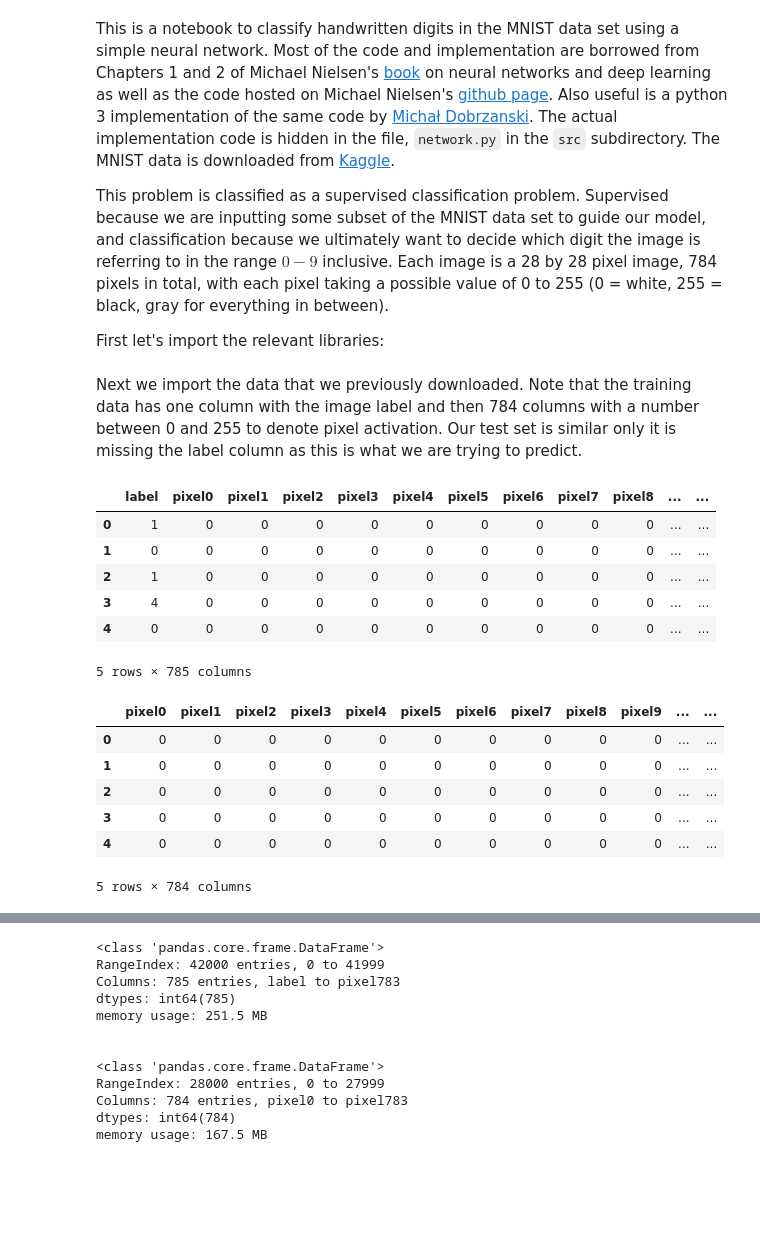
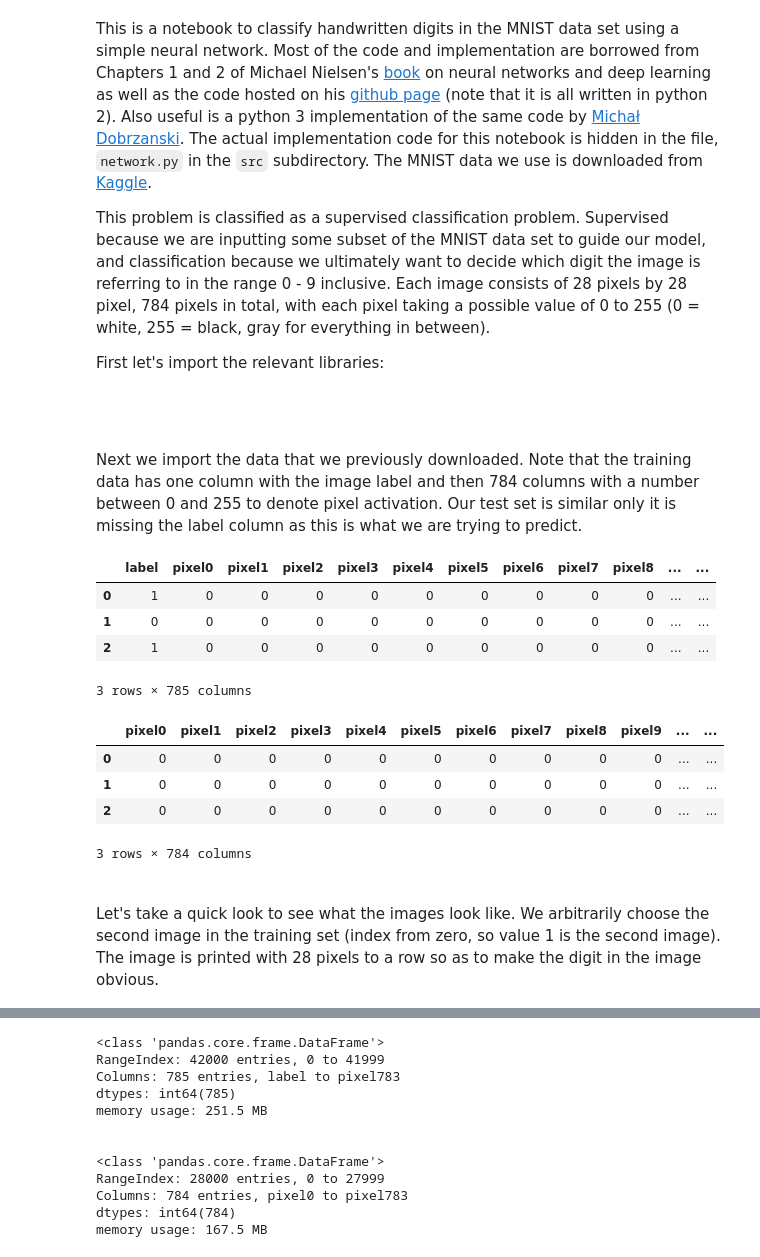
Before and after one commit to nuclth/Kaggle_Digit_Recognizer, a Jupyter notebook: Neural_Network_Beginner.ipynb, the cells around one changed output, grey strips where cells are left out. Drawn from its saved outputs; the diff is of its cells as text; code cells hidden in the pictures; blank space fills up the shorter version.

```diff
--- a/Neural Network Beginner.ipynb
+++ b/Neural_Network_Beginner.ipynb
@@ -3,9 +7,11 @@
 # %% [markdown]
-This is a notebook to classify handwritten digits in the MNIST data set using a simple neural network. Most of the code and implementation are borrowed from Chapters 1 and 2 of Michael Nielsen's [book](http://neuralnetworksanddeeplearning.com/) on neural networks and deep learning as well as the code hosted on Michael Nielsen's [github page](https://github.com/mnielsen/neural-networks-and-deep-learning). Also useful is a python 3 implementation of the same code by [Michał Dobrzanski](https://github.com/MichalDanielDobrzanski/DeepLearningPython35). The actual implementation code is hidden in the file, `network.py` in the `src` subdirectory. The MNIST data is downloaded from [Kaggle](https://www.kaggle.com/c/digit-recognizer/data).
+This is a notebook to classify handwritten digits in the MNIST data set using a simple neural network. Most of the code and implementation are borrowed from Chapters 1 and 2 of Michael Nielsen's [book](http://neuralnetworksanddeeplearning.com/) on neural networks and deep learning as well as the code hosted on his [github page](https://github.com/mnielsen/neural-networks-and-deep-learning) (note that it is all written in python 2). Also useful is a python 3 implementation of the same code by [Michał Dobrzanski](https://github.com/MichalDanielDobrzanski/DeepLearningPython35). The actual implementation code for this notebook is hidden in the file, `network.py` in the `src` subdirectory. The MNIST data we use is downloaded from [Kaggle](https://www.kaggle.com/c/digit-recognizer/data).
 
-This problem is classified as a supervised classification problem. Supervised because we are inputting some subset of the MNIST data set to guide our model, and classification because we ultimately want to decide which digit the image is referring to in the range $0 - 9$ inclusive. Each image is a 28 by 28 pixel image, 784 pixels in total, with each pixel taking a possible value of 0 to 255 (0 = white, 255 = black, gray for everything in between).
+This problem is classified as a supervised classification problem. Supervised because we are inputting some subset of the MNIST data set to guide our model, and classification because we ultimately want to decide which digit the image is referring to in the range 0 - 9 inclusive. Each image consists of 28 pixels by 28 pixel, 784 pixels in total, with each pixel taking a possible value of 0 to 255 (0 = white, 255 = black, gray for everything in between).
 
 First let's import the relevant libraries:
+
+<br>
 # %%
 ## import libraries
 # standard libraries
@@ -22,27 +28,31 @@ from sklearn import svm
 # import network module
 import src.network as network
 # %% [markdown]
+<br>
 Next we import the data that we previously downloaded. Note that the training data has one column with the image label and then 784 columns with a number between 0 and 255 to denote pixel activation. Our test set is similar only it is missing the label column as this is what we are trying to predict.
+
+<br>
 # %%
 training_data = pd.read_csv('./data/train.csv')
 test_data = pd.read_csv('./data/test.csv')
 # %%
-training_data.head()
+training_data.head(3)
 # %% [output]
 |  | label | pixel0 | pixel1 | pixel2 | pixel3 | pixel4 | pixel5 | pixel6 | pixel7 | pixel8 | ... | ... |
 | 0 | 1 | 0 | 0 | 0 | 0 | 0 | 0 | 0 | 0 | 0 | ... | ... |
 | 1 | 0 | 0 | 0 | 0 | 0 | 0 | 0 | 0 | 0 | 0 | ... | ... |
 | 2 | 1 | 0 | 0 | 0 | 0 | 0 | 0 | 0 | 0 | 0 | ... | ... |
-| 3 | 4 | 0 | 0 | 0 | 0 | 0 | 0 | 0 | 0 | 0 | ... | ... |
-| 4 | 0 | 0 | 0 | 0 | 0 | 0 | 0 | 0 | 0 | 0 | ... | ... |
-5 rows × 785 columns
+3 rows × 785 columns
 # %%
-test_data.head()
+test_data.head(3)
 # %% [output]
 |  | pixel0 | pixel1 | pixel2 | pixel3 | pixel4 | pixel5 | pixel6 | pixel7 | pixel8 | pixel9 | ... | ... |
 | 0 | 0 | 0 | 0 | 0 | 0 | 0 | 0 | 0 | 0 | 0 | ... | ... |
 | 1 | 0 | 0 | 0 | 0 | 0 | 0 | 0 | 0 | 0 | 0 | ... | ... |
 | 2 | 0 | 0 | 0 | 0 | 0 | 0 | 0 | 0 | 0 | 0 | ... | ... |
-| 3 | 0 | 0 | 0 | 0 | 0 | 0 | 0 | 0 | 0 | 0 | ... | ... |
-| 4 | 0 | 0 | 0 | 0 | 0 | 0 | 0 | 0 | 0 | 0 | ... | ... |
-5 rows × 784 columns
+3 rows × 784 columns
+# %% [markdown]
+<br>
+Let's take a quick look to see what the images look like. We arbitrarily choose the second image in the training set (index from zero, so value 1 is the second image). The image is printed with 28 pixels to a row so as to make the digit in the image obvious.
+
+<br>
```
Also changed, not shown: parts of 14 cells of this notebook, 1 other file.
